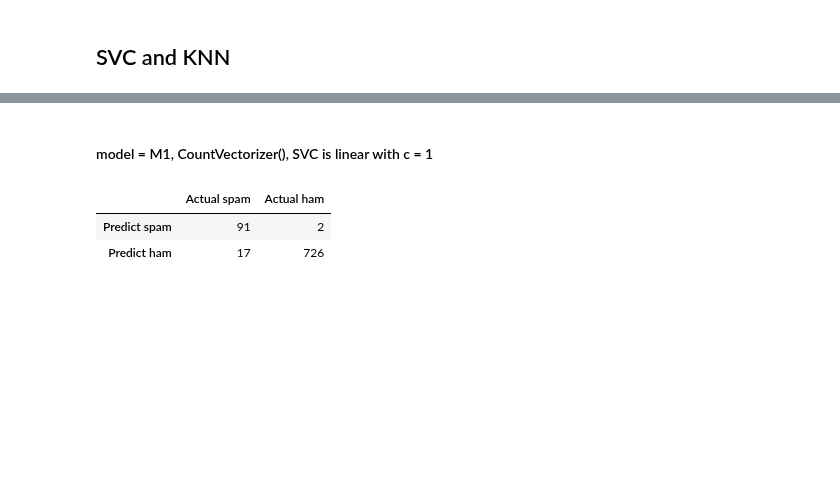
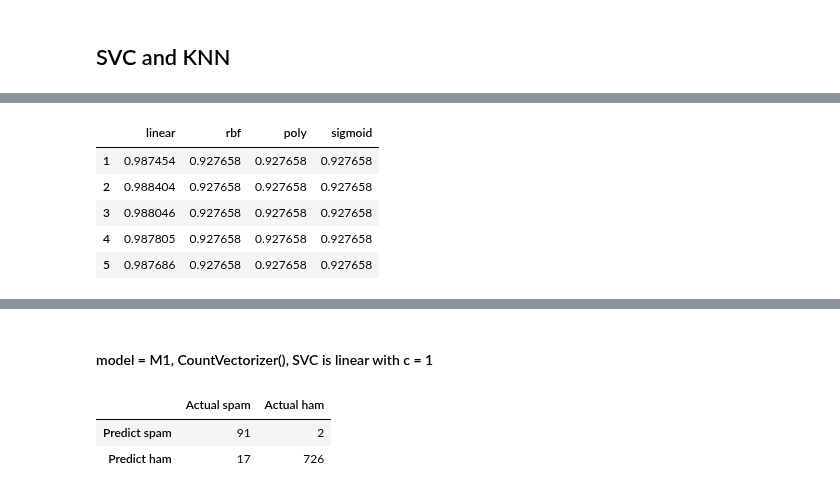
Before and after one commit to ECS171-Project/Final-project, a Jupyter notebook: SVC and KNN.ipynb, the cells around one changed output, grey strips where cells are left out. Cells and saved outputs as stored; diff of their text form; code cells hidden in the pictures; blank space fills up the shorter version.

```diff
--- a/SVC and KNN.ipynb
+++ b/SVC and KNN.ipynb
@@ -346,0 +307,9 @@ compare_result3
+# %%
+report_results2(compare_result3,"kenerl",'C')
+# %% [output]
+|  | linear | rbf | poly | sigmoid |
+| 1 | 0.987454 | 0.927658 | 0.927658 | 0.927658 |
+| 2 | 0.988404 | 0.927658 | 0.927658 | 0.927658 |
+| 3 | 0.988046 | 0.927658 | 0.927658 | 0.927658 |
+| 4 | 0.987805 | 0.927658 | 0.927658 | 0.927658 |
+| 5 | 0.987686 | 0.927658 | 0.927658 | 0.927658 |
```
Also changed, not shown: parts of 58 cells of this notebook, 1 other file.
